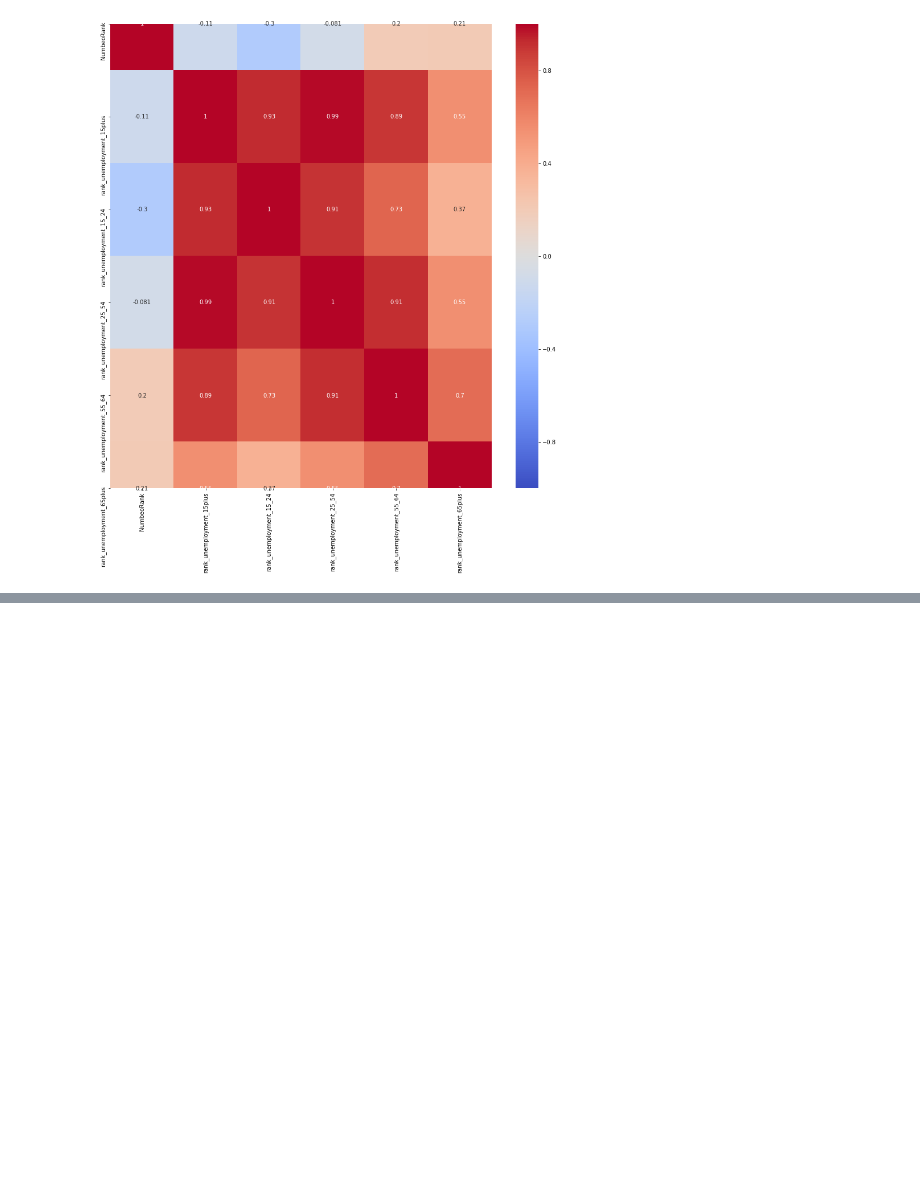
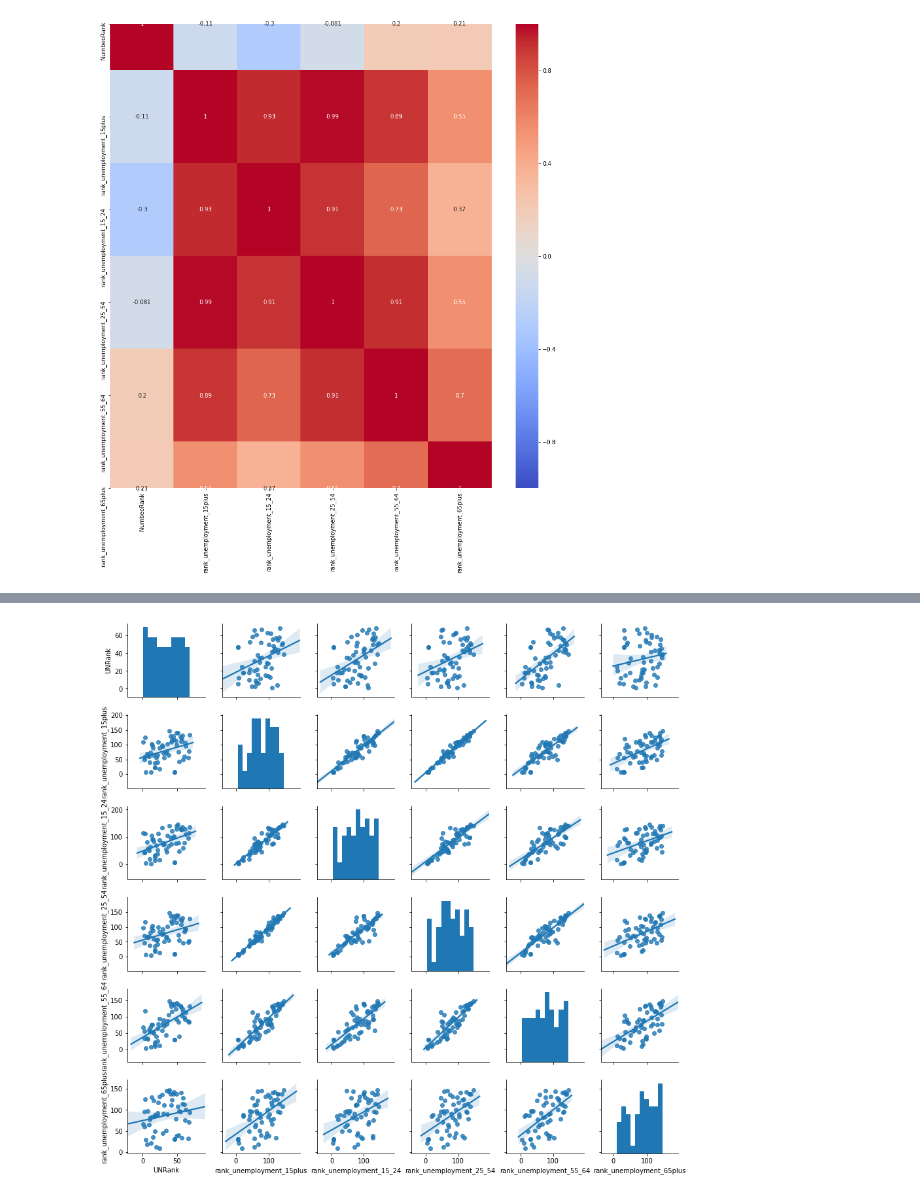
Before and after one commit to helmuthb/data-oriented-programming, a Jupyter notebook: Gapminder.ipynb, the cells around one changed output, grey strips where cells are left out. Cells and saved outputs as stored; diff of their text form; code cells hidden in the pictures; blank space fills up the shorter version.

```diff
--- a/Gapminder.ipynb
+++ b/Gapminder.ipynb
@@ -361,0 +483,9 @@ sns.heatmap(dfMergedNumbeo.loc[:,rank_columns].corr(), vmin=-1, vmax=1, cmap='co
+# %%
+# fig = plt.figure(figsize=(10,10))
+rank_columns = ['UNRank', 'rank_unemployment_15plus', 'rank_unemployment_15_24', 'rank_unemployment_25_54', 'rank_unemployment_55_64', 'rank_unemployment_65plus']
+g = sns.pairplot(dfMergedProsperity.loc[:,rank_columns],kind="reg")
+# g.fig.suptitle("Correlation of UN Prosperity and Gapminder Rankings", y=0.97,fontsize=14)
+g.fig.subplots_adjust(top=0.85,left=0.2,bottom=0.1)
+# g.fig.savefig('visuals/CorrelationOfMercerAndNumbeoRanking2012withoutreranking.png')
+# %% [output]
+[figure, added]
```
Also changed, not shown: parts of 11 cells of this notebook.
